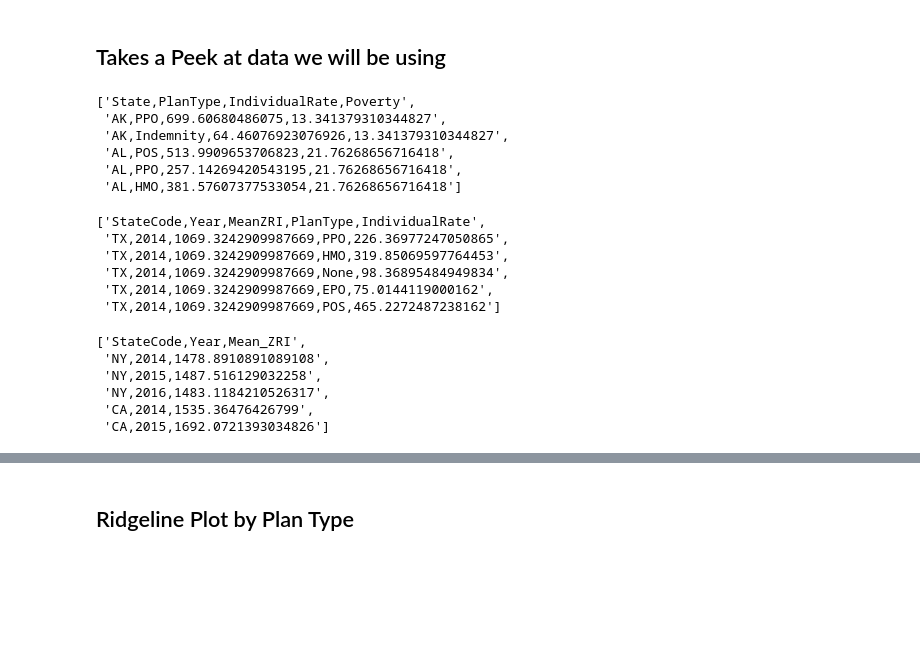
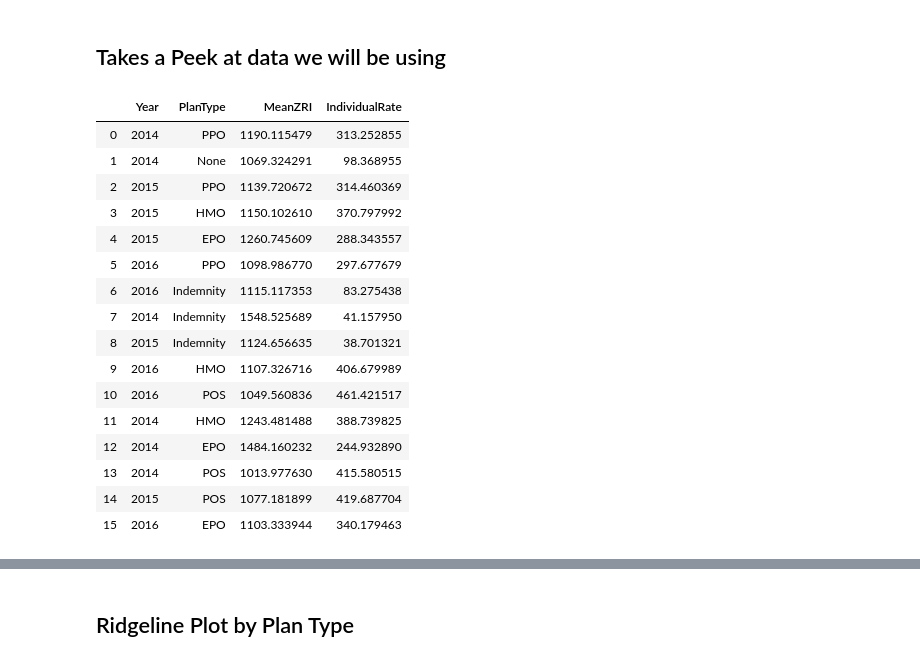
Before and after one commit to DurianCandy/MSDS-694, a Jupyter notebook: notebooks/Visualization_2.ipynb, the cells around one changed output, grey strips where cells are left out. Drawn from its saved outputs; the diff is of its cells as text; code cells hidden in the pictures; blank space fills up the shorter version.

```diff
--- a/notebooks/Visualization_2.ipynb
+++ b/notebooks/Visualization_2.ipynb
@@ -17,29 +26,28 @@ zri_year = sc.textFile("../vizdata/mean_zri_by_state_year.csv")
+# %%
+# Gathers the Data Needed
+rent_data = sc.textFile('s3a://msds-durian-candy/vizdata/rent_data').map(lambda x: ast.literal_eval(x)).collect()
+df_rent = pd.DataFrame(rent_data[1:], columns=rent_data[0])
+insurance_data = sc.textFile('s3a://msds-durian-candy/vizdata/insurance_data').map(lambda x: ast.literal_eval(x)).collect()
+df_insurance = pd.DataFrame(insurance_data[1:], columns=insurance_data[0])
 # %% [markdown]
 ## Takes a Peek at data we will be using
-# %%
-pov_idvrate.take(6)
-# %% [output]
-['State,PlanType,IndividualRate,Poverty',
- 'AK,PPO,699.60680486075,13.341379310344827',
- 'AK,Indemnity,64.46076923076926,13.341379310344827',
- 'AL,POS,513.9909653706823,21.76268656716418',
- 'AL,PPO,257.14269420543195,21.76268656716418',
- 'AL,HMO,381.57607377533054,21.76268656716418']
-# %%
-idvrate_year.take(6)
-# %% [output]
-['StateCode,Year,MeanZRI,PlanType,IndividualRate',
- 'TX,2014,1069.3242909987669,PPO,226.36977247050865',
- 'TX,2014,1069.3242909987669,HMO,319.85069597764453',
- 'TX,2014,1069.3242909987669,None,98.36895484949834',
- 'TX,2014,1069.3242909987669,EPO,75.0144119000162',
- 'TX,2014,1069.3242909987669,POS,465.2272487238162']
-# %%
-zri_year.take(6)
-# %% [output]
-['StateCode,Year,Mean_ZRI',
- 'NY,2014,1478.8910891089108',
- 'NY,2015,1487.516129032258',
- 'NY,2016,1483.1184210526317',
- 'CA,2014,1535.36476426799',
- 'CA,2015,1692.0721393034826']
+# %%
+df_rent
+# %% [output]
+|  | Year | PlanType | MeanZRI | IndividualRate |
+| 0 | 2014 | PPO | 1190.115479 | 313.252855 |
+| 1 | 2014 | None | 1069.324291 | 98.368955 |
+| 2 | 2015 | PPO | 1139.720672 | 314.460369 |
+| 3 | 2015 | HMO | 1150.102610 | 370.797992 |
+| 4 | 2015 | EPO | 1260.745609 | 288.343557 |
+| 5 | 2016 | PPO | 1098.986770 | 297.677679 |
+| 6 | 2016 | Indemnity | 1115.117353 | 83.275438 |
+| 7 | 2014 | Indemnity | 1548.525689 | 41.157950 |
+| 8 | 2015 | Indemnity | 1124.656635 | 38.701321 |
+| 9 | 2016 | HMO | 1107.326716 | 406.679989 |
+| 10 | 2016 | POS | 1049.560836 | 461.421517 |
+| 11 | 2014 | HMO | 1243.481488 | 388.739825 |
+| 12 | 2014 | EPO | 1484.160232 | 244.932890 |
+| 13 | 2014 | POS | 1013.977630 | 415.580515 |
+| 14 | 2015 | POS | 1077.181899 | 419.687704 |
+| 15 | 2016 | EPO | 1103.333944 | 340.179463 |
```
Also changed, not shown: parts of 20 cells of this notebook.
